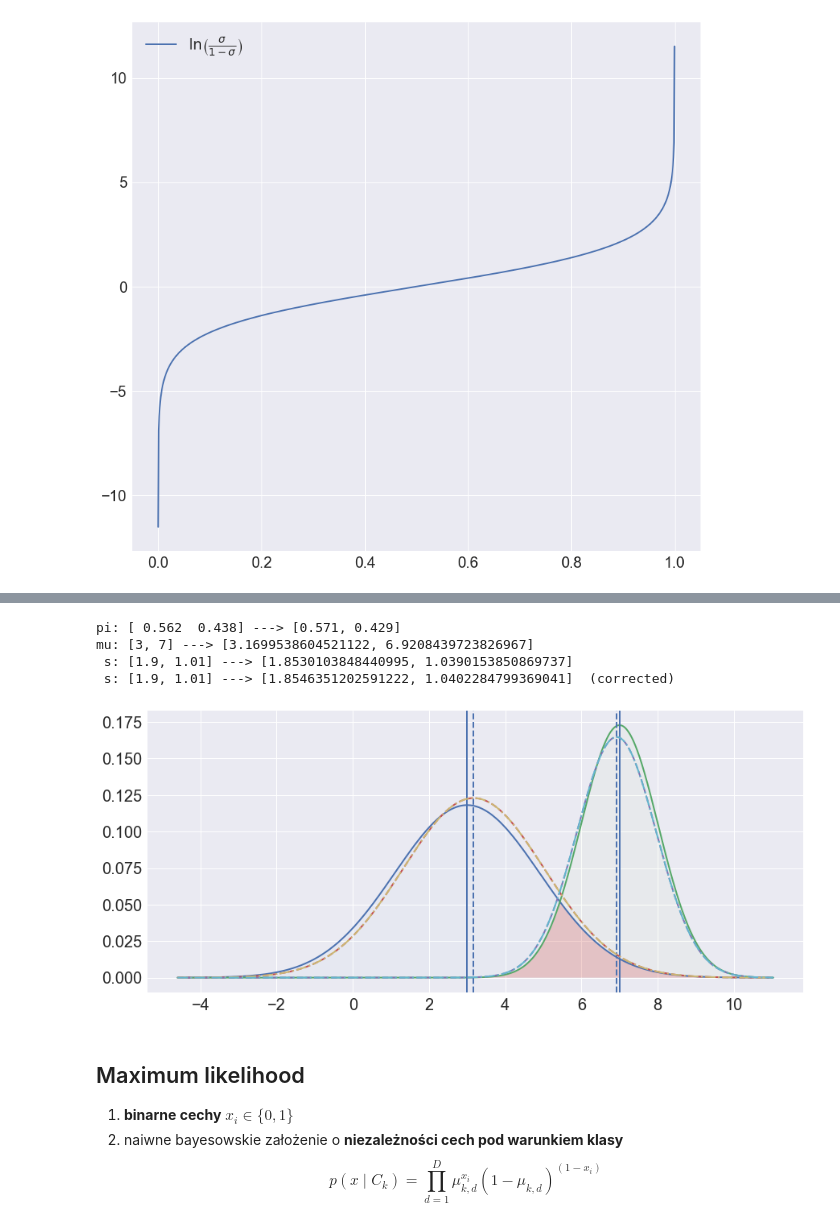
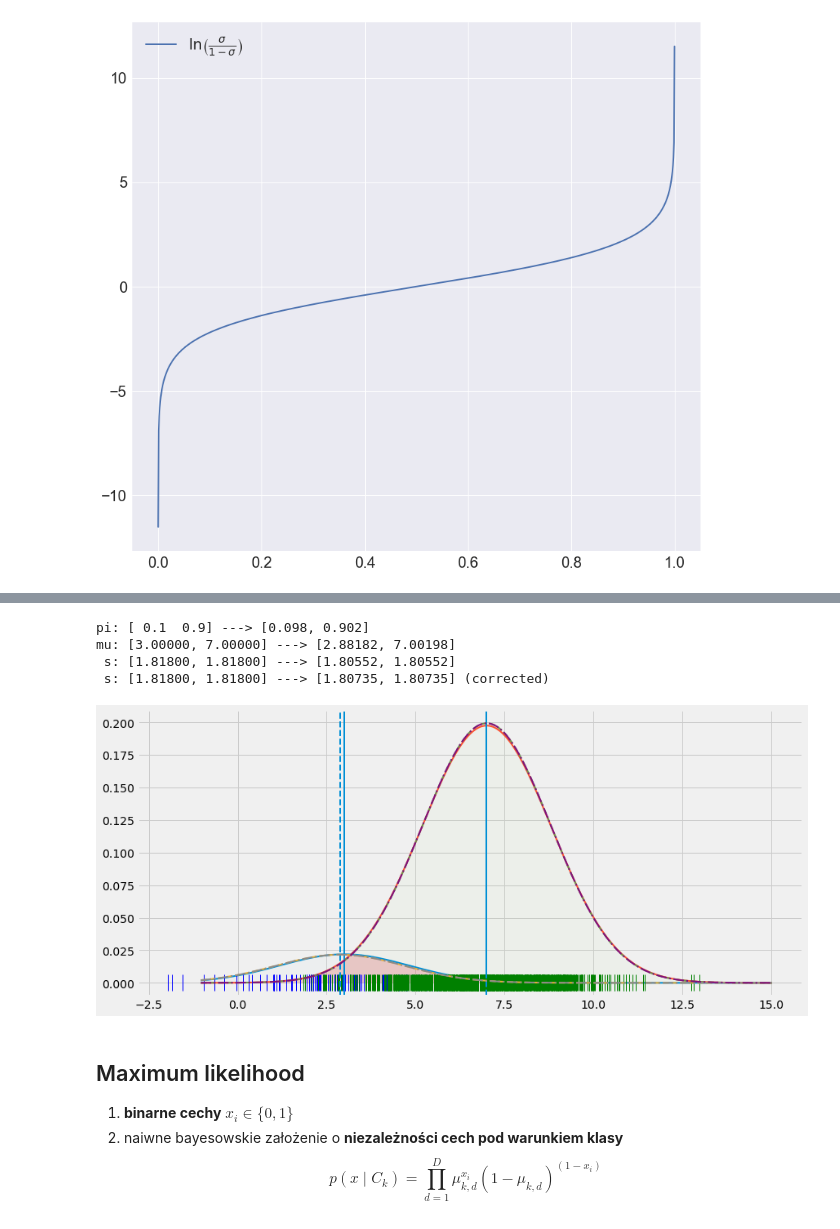
Before and after one commit to GitHub098123/ml2018, a Jupyter notebook: lectures/mum2018_8_klasyfikacja-bayesowsko.ipynb, the cells around one changed output, grey strips where cells are left out. Drawn from its saved outputs; the diff is of its cells as text; code cells hidden in the pictures.

```diff
--- a/lectures/mum2018_8_klasyfikacja-bayesowsko.ipynb
+++ b/lectures/mum2018_8_klasyfikacja-bayesowsko.ipynb
@@ -255,6 +258,9 @@ def plot_bayes(to_draw=100, mu=[-3.0, +4.0], s = [1.10, 3.26], pi=[2, 5]):
     max_val = 0
     pi = np.array(pi)
     pi = pi / np.sum(pi)
+    # wariancje muszą być współdzielone
+    s = [pi[0] * s[0] + pi[1] * s[1], pi[0] * s[0] + pi[1] * s[1]]
+
     for i in [0, 1]:
         y[i] = pi[i] * np.exp(-((x - mu[i]) ** 2) / (2 * s[i] ** 2)) / (np.sqrt(2 * np.pi) * s[i])
         mx = pi[i] * np.exp(-((mu[i] - mu[i]) ** 2) / (2 * s[i] ** 2)) / (np.sqrt(2 * np.pi) * s[i])
@@ -287,11 +293,16 @@ def plot_bayes(to_draw=100, mu=[-3.0, +4.0], s = [1.10, 3.26], pi=[2, 5]):
     for i in [0, 1]:
         ax.axvline(mu_hat[i], ls='--', lw=2)
     s_hat = [np.std(p_drawn[0]), np.std(p_drawn[1])]
-
+    # wariancje muszą być współdzielone
+    s_hat = [pi[0] * s_hat[0] + pi[1] * s_hat[1],
+             pi[0] * s_hat[0] + pi[1] * s_hat[1]]
     y_hat = [0, 0]
     y_hat_c = [0, 0]
     s_hat_c = [np.sqrt(draw[0] / (draw[0] - 1)) * s_hat[0],
                np.sqrt(draw[1] / (draw[1] - 1)) * s_hat[1]]
+    # wariancje muszą być współdzielone
+    s_hat_c = [pi[0] * s_hat_c[0] + pi[1] * s_hat_c[1],
+             pi[0] * s_hat_c[0] + pi[1] * s_hat_c[1]]
     for i in [0, 1]:
         y_hat[i] = pi_hat[i] * np.exp(-((x - mu_hat[i]) ** 2) / (2 * s_hat[i] ** 2)) / (np.sqrt(2 * np.pi) * s_hat[i])
         mx = pi_hat[i] * np.exp(-((mu_hat[i] - mu_hat[i]) ** 2) / (2 * s_hat[i] ** 2)) / (np.sqrt(2 * np.pi) * s_hat[i])
@@ -307,18 +318,22 @@ def plot_bayes(to_draw=100, mu=[-3.0, +4.0], s = [1.10, 3.26], pi=[2, 5]):
         ax.plot(x, y_hat[i], '-.', lw=2)
 
     print("pi: {} ---> {}".format(pi, pi_hat))
-    print("mu: {} ---> {}".format(mu, mu_hat))
-    print(" s: {} ---> {}".format(s, s_hat))
-    print(" s: {} ---> {}  (corrected)".format(s, s_hat_c))
+    print("mu: [{:.5f}, {:.5f}] ---> [{:.5f}, {:.5f}]".format(mu[0], mu[1],
+                                                              mu_hat[0], mu_hat[1]))
+    print(" s: [{:.5f}, {:.5f}] ---> [{:.5f}, {:.5f}]           ".format(s[0], s[1],
+                                                                          s_hat[0], s_hat[1]))
+
+    print(" s: [{:.5f}, {:.5f}] ---> [{:.5f}, {:.5f}] (corrected)".format(s[0], s[1],
+                                                                          s_hat_c[0], s_hat_c[1]))
     ax.set_ylim([-step, max_val + 0.01])
 # %%
-plot_bayes(to_draw=1000, mu=[3, 7], s=[1.9, 1.01], pi=[9, 7])
+plot_bayes(to_draw=1000, mu=[3, 7], s=[0.09, 2.01], pi=[1, 9])
 # %% [output]
-pi: [ 0.562  0.438] ---> [0.571, 0.429]
-mu: [3, 7] ---> [3.1699538604521122, 6.9208439723826967]
- s: [1.9, 1.01] ---> [1.8530103848440995, 1.0390153850869737]
- s: [1.9, 1.01] ---> [1.8546351202591222, 1.0402284799369041]  (corrected)
+pi: [ 0.1  0.9] ---> [0.098, 0.902]
+mu: [3.00000, 7.00000] ---> [2.88182, 7.00198]
+ s: [1.81800, 1.81800] ---> [1.80552, 1.80552]
+ s: [1.81800, 1.81800] ---> [1.80735, 1.80735] (corrected)
-[figure, old version]
+[figure, new version]
 # %% [markdown]
 ## Maximum likelihood
 1. __binarne cechy__ $x_i\in\{0,1\}$
```
Also changed, not shown: parts of 5 cells of this notebook, 1 other file.
